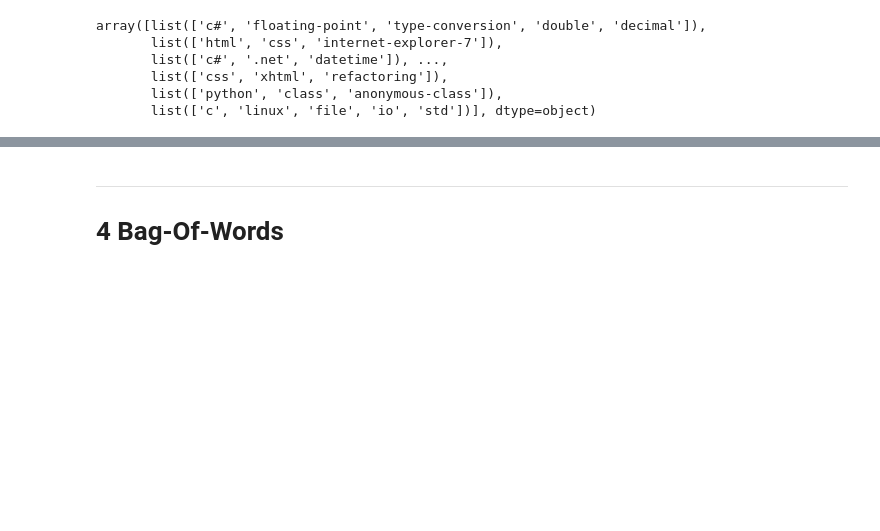
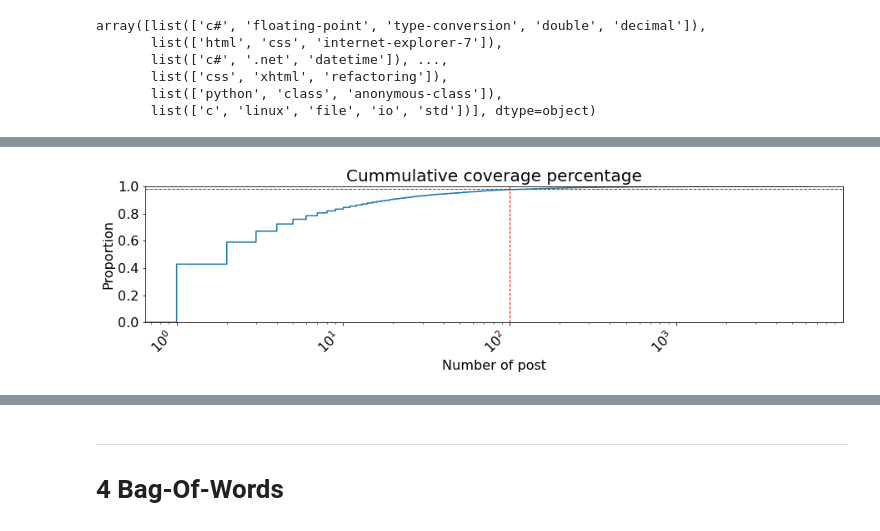
Before and after one commit to curiousmindflow/oc-ml-p5, a Jupyter notebook: modelisation.ipynb, the cells around one changed output, grey strips where cells are left out. Drawn from its saved outputs; the diff is of its cells as text; code cells hidden in the pictures; blank space fills up the shorter version.

Commit message:
found out that only 100 tags represents 98% of all the tags of the 50 000 posts

```diff
--- a/modelisation.ipynb
+++ b/modelisation.ipynb
@@ -115,0 +122,16 @@ data.head()
+# %%
+plt.figure(figsize=(15, 3))
+
+ax = sns.ecdfplot(data=tags_df, x="Count", log_scale=True)
+
+plt.axhline(0.98, linestyle="--", linewidth=1, color="r")
+plt.axvline(100, linestyle="--", linewidth=1, color="r")
+
+plt.title("Cummulative coverage percentage", size=20)
+plt.xlabel("Number of post", size=16)
+plt.ylabel("Proportion", size=16)
+plt.xticks(rotation=45, size=16, ha="right")
+plt.yticks(size=16)
+plt.show()
+# %% [output]
+[figure, added]
```
Also changed, not shown: parts of 16 cells of this notebook.
